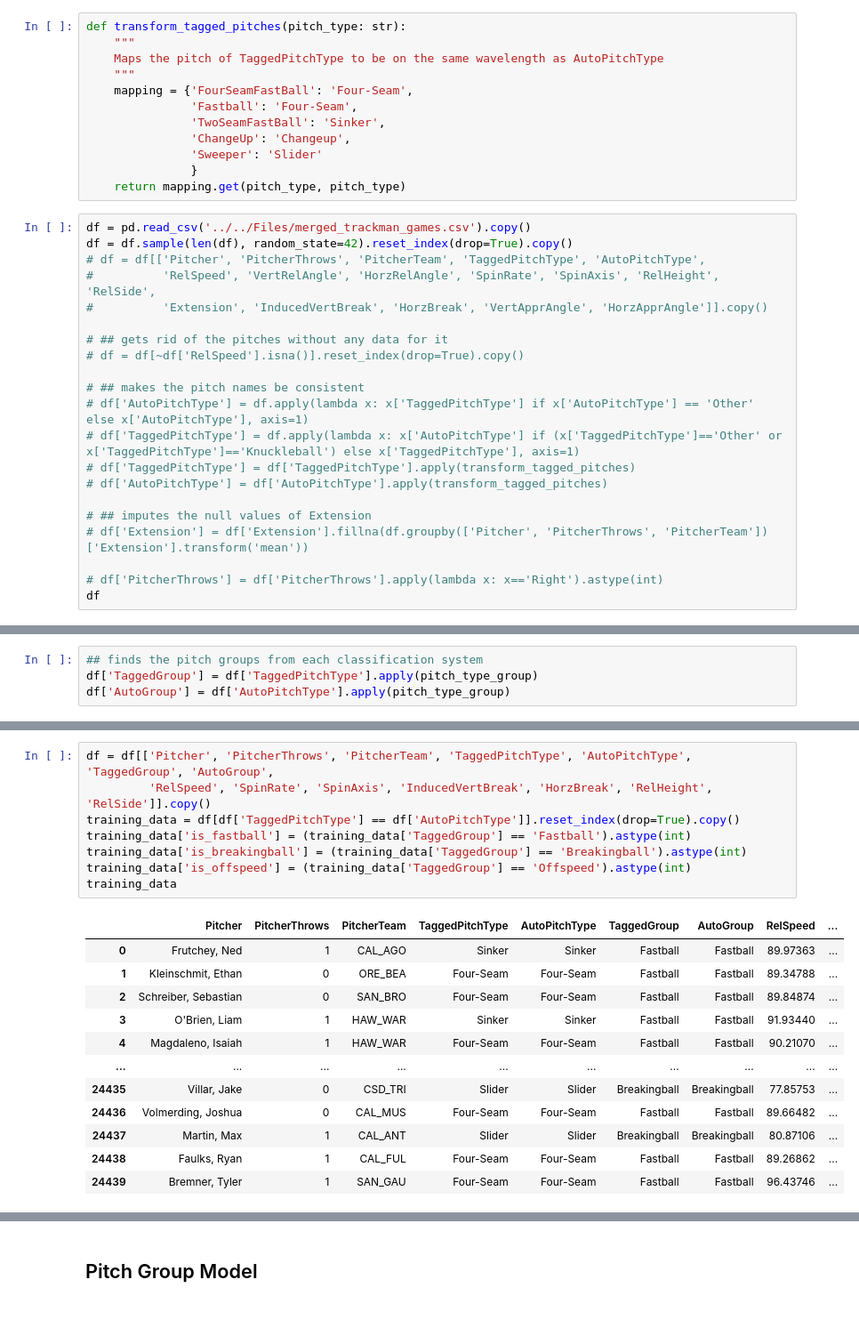
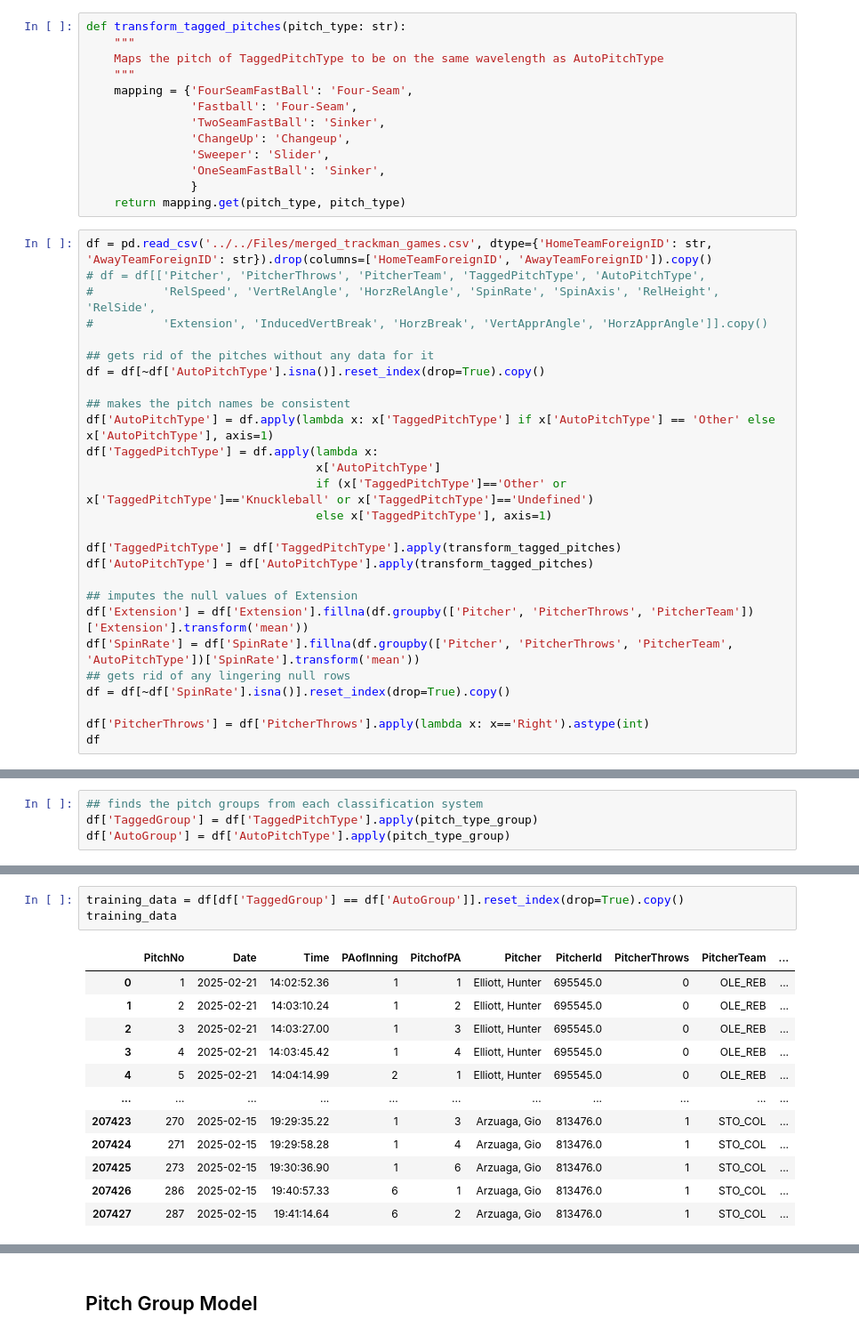
Before and after one commit to jackkalsched/UCSD_Baseball_25, a Jupyter notebook: Pitching/pitch classification/classification.ipynb, the cells around one changed output, grey strips where cells are left out. Shown at 89% size. Saved outputs shown, nothing was run; the diff lists cells and outputs as text.

```diff
--- a/Pitching/pitch classification/classification.ipynb
+++ b/Pitching/pitch classification/classification.ipynb
@@ -37,29 +37,36 @@ def transform_tagged_pitches(pitch_type: str):
                'Fastball': 'Four-Seam',
                'TwoSeamFastBall': 'Sinker',
                'ChangeUp': 'Changeup',
-               'Sweeper': 'Slider'
+               'Sweeper': 'Slider',
+               'OneSeamFastBall': 'Sinker',
                }
     return mapping.get(pitch_type, pitch_type)
 # %%
-df = pd.read_csv('../../Files/merged_trackman_games.csv').copy()
-df = df.sample(len(df), random_state=42).reset_index(drop=True).copy()
+df = pd.read_csv('../../Files/merged_trackman_games.csv', dtype={'HomeTeamForeignID': str, 'AwayTeamForeignID': str}).drop(columns=['HomeTeamForeignID', 'AwayTeamForeignID']).copy()
 # df = df[['Pitcher', 'PitcherThrows', 'PitcherTeam', 'TaggedPitchType', 'AutoPitchType',
 #          'RelSpeed', 'VertRelAngle', 'HorzRelAngle', 'SpinRate', 'SpinAxis', 'RelHeight', 'RelSide',
 #          'Extension', 'InducedVertBreak', 'HorzBreak', 'VertApprAngle', 'HorzApprAngle']].copy()
 
-# ## gets rid of the pitches without any data for it
-# df = df[~df['RelSpeed'].isna()].reset_index(drop=True).copy()
+## gets rid of the pitches without any data for it
+df = df[~df['AutoPitchType'].isna()].reset_index(drop=True).copy()
 
-# ## makes the pitch names be consistent
-# df['AutoPitchType'] = df.apply(lambda x: x['TaggedPitchType'] if x['AutoPitchType'] == 'Other' else x['AutoPitchType'], axis=1)
-# df['TaggedPitchType'] = df.apply(lambda x: x['AutoPitchType'] if (x['TaggedPitchType']=='Other' or x['TaggedPitchType']=='Knuckleball') else x['TaggedPitchType'], axis=1)
-# df['TaggedPitchType'] = df['TaggedPitchType'].apply(transform_tagged_pitches)
-# df['AutoPitchType'] = df['AutoPitchType'].apply(transform_tagged_pitches)
+## makes the pitch names be consistent
+df['AutoPitchType'] = df.apply(lambda x: x['TaggedPitchType'] if x['AutoPitchType'] == 'Other' else x['AutoPitchType'], axis=1)
+df['TaggedPitchType'] = df.apply(lambda x:
+                                 x['AutoPitchType']
+                                 if (x['TaggedPitchType']=='Other' or x['TaggedPitchType']=='Knuckleball' or x['TaggedPitchType']=='Undefined')
+                                 else x['TaggedPitchType'], axis=1)
 
-# ## imputes the null values of Extension
-# df['Extension'] = df['Extension'].fillna(df.groupby(['Pitcher', 'PitcherThrows', 'PitcherTeam'])['Extension'].transform('mean'))
+df['TaggedPitchType'] = df['TaggedPitchType'].apply(transform_tagged_pitches)
+df['AutoPitchType'] = df['AutoPitchType'].apply(transform_tagged_pitches)
 
-# df['PitcherThrows'] = df['PitcherThrows'].apply(lambda x: x=='Right').astype(int)
+## imputes the null values of Extension
+df['Extension'] = df['Extension'].fillna(df.groupby(['Pitcher', 'PitcherThrows', 'PitcherTeam'])['Extension'].transform('mean'))
+df['SpinRate'] = df['SpinRate'].fillna(df.groupby(['Pitcher', 'PitcherThrows', 'PitcherTeam', 'AutoPitchType'])['SpinRate'].transform('mean'))
+## gets rid of any lingering null rows
+df = df[~df['SpinRate'].isna()].reset_index(drop=True).copy()
+
+df['PitcherThrows'] = df['PitcherThrows'].apply(lambda x: x=='Right').astype(int)
 df
 # %% [output]
 |  | PitchNo | Date | Time | PAofInning | PitchofPA | Pitcher | PitcherId | PitcherThrows | PitcherTeam | ... |
@@ -130,21 +159,16 @@ plt.show()
 # %%
-df = df[['Pitcher', 'PitcherThrows', 'PitcherTeam', 'TaggedPitchType', 'AutoPitchType', 'TaggedGroup', 'AutoGroup',
-         'RelSpeed', 'SpinRate', 'SpinAxis', 'InducedVertBreak', 'HorzBreak', 'RelHeight', 'RelSide']].copy()
-training_data = df[df['TaggedPitchType'] == df['AutoPitchType']].reset_index(drop=True).copy()
-training_data['is_fastball'] = (training_data['TaggedGroup'] == 'Fastball').astype(int)
-training_data['is_breakingball'] = (training_data['TaggedGroup'] == 'Breakingball').astype(int)
-training_data['is_offspeed'] = (training_data['TaggedGroup'] == 'Offspeed').astype(int)
+training_data = df[df['TaggedGroup'] == df['AutoGroup']].reset_index(drop=True).copy()
 training_data
 # %% [output]
-|  | Pitcher | PitcherThrows | PitcherTeam | TaggedPitchType | AutoPitchType | TaggedGroup | AutoGroup | RelSpeed | ... |
-| 0 | Frutchey, Ned | 1 | CAL_AGO | Sinker | Sinker | Fastball | Fastball | 89.97363 | ... |
-| 1 | Kleinschmit, Ethan | 0 | ORE_BEA | Four-Seam | Four-Seam | Fastball | Fastball | 89.34788 | ... |
-| 2 | Schreiber, Sebastian | 0 | SAN_BRO | Four-Seam | Four-Seam | Fastball | Fastball | 89.84874 | ... |
-| 3 | O'Brien, Liam | 1 | HAW_WAR | Sinker | Sinker | Fastball | Fastball | 91.93440 | ... |
-| 4 | Magdaleno, Isaiah | 1 | HAW_WAR | Four-Seam | Four-Seam | Fastball | Fastball | 90.21070 | ... |
-| ... | ... | ... | ... | ... | ... | ... | ... | ... | ... |
-| 24435 | Villar, Jake | 0 | CSD_TRI | Slider | Slider | Breakingball | Breakingball | 77.85753 | ... |
-| 24436 | Volmerding, Joshua | 0 | CAL_MUS | Four-Seam | Four-Seam | Fastball | Fastball | 89.66482 | ... |
-| 24437 | Martin, Max | 1 | CAL_ANT | Slider | Slider | Breakingball | Breakingball | 80.87106 | ... |
-| 24438 | Faulks, Ryan | 1 | CAL_FUL | Four-Seam | Four-Seam | Fastball | Fastball | 89.26862 | ... |
-| 24439 | Bremner, Tyler | 1 | SAN_GAU | Four-Seam | Four-Seam | Fastball | Fastball | 96.43746 | ... |
+|  | PitchNo | Date | Time | PAofInning | PitchofPA | Pitcher | PitcherId | PitcherThrows | PitcherTeam | ... |
+| 0 | 1 | 2025-02-21 | 14:02:52.36 | 1 | 1 | Elliott, Hunter | 695545.0 | 0 | OLE_REB | ... |
+| 1 | 2 | 2025-02-21 | 14:03:10.24 | 1 | 2 | Elliott, Hunter | 695545.0 | 0 | OLE_REB | ... |
+| 2 | 3 | 2025-02-21 | 14:03:27.00 | 1 | 3 | Elliott, Hunter | 695545.0 | 0 | OLE_REB | ... |
+| 3 | 4 | 2025-02-21 | 14:03:45.42 | 1 | 4 | Elliott, Hunter | 695545.0 | 0 | OLE_REB | ... |
+| 4 | 5 | 2025-02-21 | 14:04:14.99 | 2 | 1 | Elliott, Hunter | 695545.0 | 0 | OLE_REB | ... |
+| ... | ... | ... | ... | ... | ... | ... | ... | ... | ... | ... |
+| 207423 | 270 | 2025-02-15 | 19:29:35.22 | 1 | 3 | Arzuaga, Gio | 813476.0 | 1 | STO_COL | ... |
+| 207424 | 271 | 2025-02-15 | 19:29:58.28 | 1 | 4 | Arzuaga, Gio | 813476.0 | 1 | STO_COL | ... |
+| 207425 | 273 | 2025-02-15 | 19:30:36.90 | 1 | 6 | Arzuaga, Gio | 813476.0 | 1 | STO_COL | ... |
+| 207426 | 286 | 2025-02-15 | 19:40:57.33 | 6 | 1 | Arzuaga, Gio | 813476.0 | 1 | STO_COL | ... |
+| 207427 | 287 | 2025-02-15 | 19:41:14.64 | 6 | 2 | Arzuaga, Gio | 813476.0 | 1 | STO_COL | ... |
```
Also changed, not shown: parts of 41 cells of this notebook, 6 other files.
